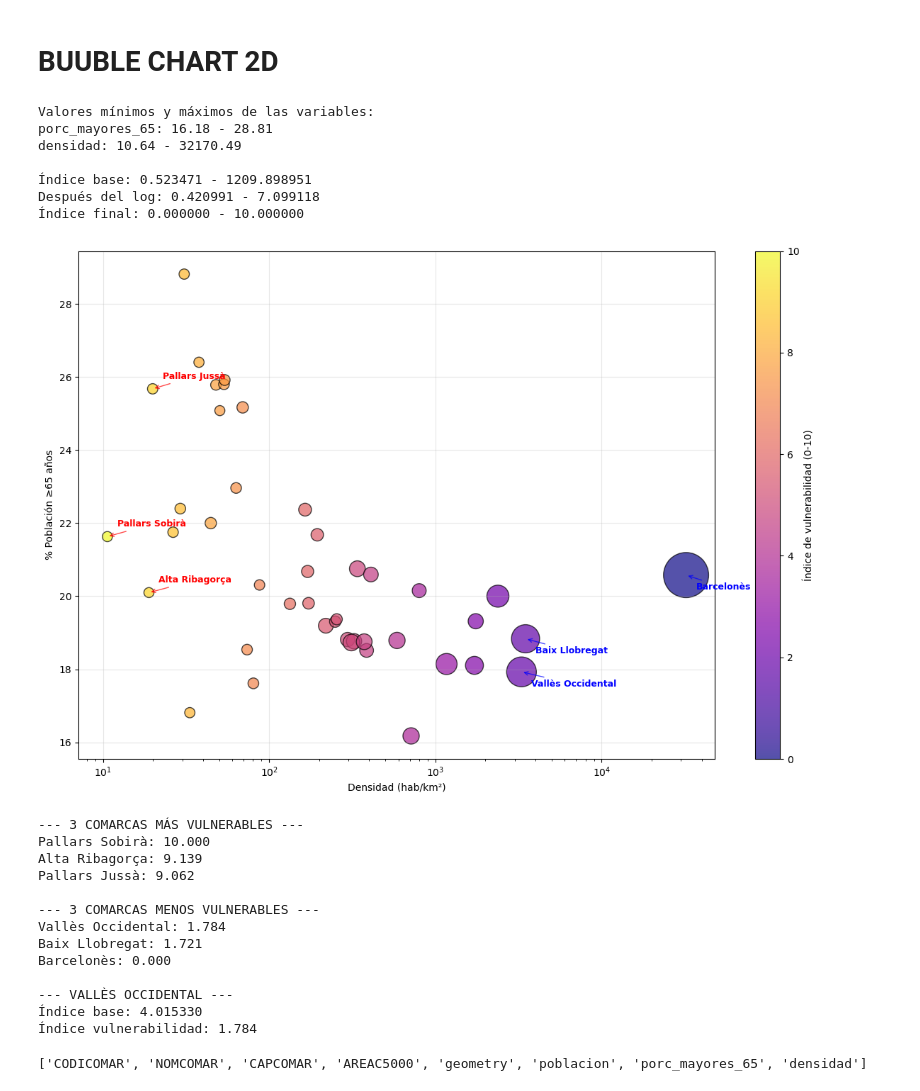
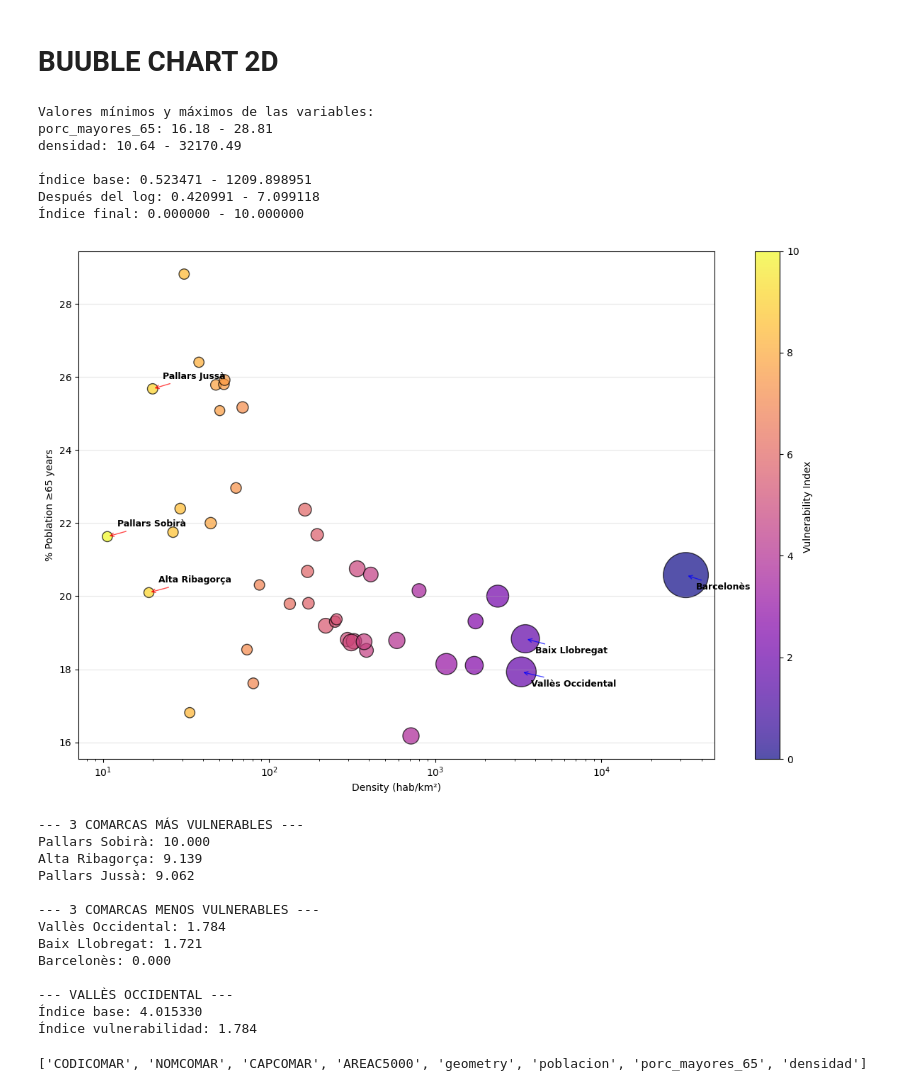
Before and after one commit to alexdeharo269/CatDef, a Jupyter notebook: javierfernandez.ipynb, the cells around one changed output. Saved outputs shown, nothing was run; the diff lists cells and outputs as text; code cells hidden in the pictures.

```diff
--- a/javierfernandez.ipynb
+++ b/javierfernandez.ipynb
@@ -1473,37 +1407,35 @@ Index(['CODICOMAR', 'NOMCOMAR', 'CAPCOMAR', 'AREAC5000', 'geometry',
 import matplotlib.pyplot as plt
 import numpy as np
 
-# -------------------------------------------------
-# 1) Asegurar variables necesarias
-# -------------------------------------------------
+
+# Aqui nos aseguraramos que las variables sean necesarias
+
 df = gdf_comarca[['CODICOMAR', 'NOMCOMAR', 'CAPCOMAR', 'AREAC5000', 'geometry', 'poblacion', 'porc_mayores_65', 'densidad']].dropna().copy()
 
 # Escalado para el tamaño de burbujas
 size = (df['poblacion'] / df['poblacion'].max()) * 2000 + 100
 
-# -------------------------------------------------
-# 2) Crear índice de vulnerabilidad CON ESCALA LOGARÍTMICA CORREGIDA
-# -------------------------------------------------
+# Ahora creamos índice de vulnerabilidad con escala logaritmica
 
 # DEBUG: Verificar los valores de entrada
 print("Valores mínimos y máximos de las variables:")
 print(f"porc_mayores_65: {df['porc_mayores_65'].min():.2f} - {df['porc_mayores_65'].max():.2f}")
 print(f"densidad: {df['densidad'].min():.2f} - {df['densidad'].max():.2f}")
 
-# Calcular índice base CORREGIDO
+# Calcular índice base corregido
 df['indice_base'] = (
     (df['porc_mayores_65'] / 100) * 0.6 +
     (1 / (df['densidad'] / df['densidad'].max())) * 0.4  # Normalizar densidad primero
 )
 
-# DEBUG: Verificar el índice base
+# Verificar el índice base
 print(f"\nÍndice base: {df['indice_base'].min():.6f} - {df['indice_base'].max():.6f}")
 
 # Aplicar transformación logarítmica con mejor suavizado
 # Usar log(1 + x) en lugar de log(x + epsilon) para evitar valores negativos
 df['indice_vulnerabilidad'] = np.log1p(df['indice_base'])  # log1p(x) = log(1 + x)
 
-# DEBUG: Verificar después del logaritmo
+#  Verificar después del logaritmo
 print(f"Después del log: {df['indice_vulnerabilidad'].min():.6f} - {df['indice_vulnerabilidad'].max():.6f}")
 
 # Escalar a rango 0-10 para mejor interpretación
@@ -1536,14 +1468,12 @@ scatter = plt.scatter(
 # Aplicar escala logarítmica en el eje X
 plt.xscale('log')
 
-plt.colorbar(scatter, label="Índice de vulnerabilidad (0-10)")
-plt.xlabel("Densidad (hab/km²)")
-plt.ylabel("% Población ≥65 años")
+plt.colorbar(scatter, label="Vulnerability Index ")
+plt.xlabel("Density (hab/km²)")
+plt.ylabel("% Poblation ≥65 years")
 plt.title("")
 
-# -------------------------------------------------
-# 4) Etiquetar las 3 comarcas más y menos vulnerables
-# -------------------------------------------------
+
 # Ordenar por vulnerabilidad
 df_sorted = df.sort_values('indice_vulnerabilidad', ascending=False)
 
@@ -1559,7 +1489,7 @@ for idx, row in top_3_vulnerables.iterrows():
         row['NOMCOMAR'],
         (row['densidad'], row['porc_mayores_65']),
         xytext=(10, 10), textcoords='offset points',
-        fontsize=9, color='red', fontweight='bold',
+        fontsize=9, color='Black', fontweight='bold',
         arrowprops=dict(arrowstyle='->', color='red', alpha=0.7)
     )
 
@@ -1569,38 +1499,38 @@ for idx, row in bottom_3_vulnerables.iterrows():
         row['NOMCOMAR'],
         (row['densidad'], row['porc_mayores_65']),
         xytext=(10, -15), textcoords='offset points',
-        fontsize=9, color='blue', fontweight='bold',
+        fontsize=9, color='Black', fontweight='bold',
         arrowprops=dict(arrowstyle='->', color='blue', alpha=0.7)
     )
 
-plt.grid(True, alpha=0.3)
+plt.grid(True, alpha=0.3, axis = 'y')
 plt.tight_layout()
 plt.show()
 
 # Opcional: Mostrar los nombres en consola también
 print("\n--- 3 COMARCAS MÁS VULNERABLES ---")
 for idx, row in top_3_vulnerables.iterrows():
     print(f"{row['NOMCOMAR']}: {row['indice_vulnerabilidad']:.3f}")
 
 print("\n--- 3 COMARCAS MENOS VULNERABLES ---")
 for idx, row in bottom_3_vulnerables.iterrows():
     print(f"{row['NOMCOMAR']}: {row['indice_vulnerabilidad']:.3f}")
 
 # Mostrar también el Vallès Occidental específicamente
 valles_occidental = df[df['NOMCOMAR'] == 'Vallès Occidental']
 if not valles_occidental.empty:
     print(f"\n--- VALLÈS OCCIDENTAL ---")
     print(f"Índice base: {valles_occidental['indice_base'].iloc[0]:.6f}")
     print(f"Índice vulnerabilidad: {valles_occidental['indice_vulnerabilidad'].iloc[0]:.3f}")
 # %% [output]
 Valores mínimos y máximos de las variables:
 porc_mayores_65: 16.18 - 28.81
 densidad: 10.64 - 32170.49
 
 Índice base: 0.523471 - 1209.898951
 Después del log: 0.420991 - 7.099118
 Índice final: 0.000000 - 10.000000
-[figure, old version]
+[figure, new version]
 --- 3 COMARCAS MÁS VULNERABLES ---
 Pallars Sobirà: 10.000
 Alta Ribagorça: 9.139
```
Also changed, not shown: parts of 15 cells of this notebook, 1 other file.
